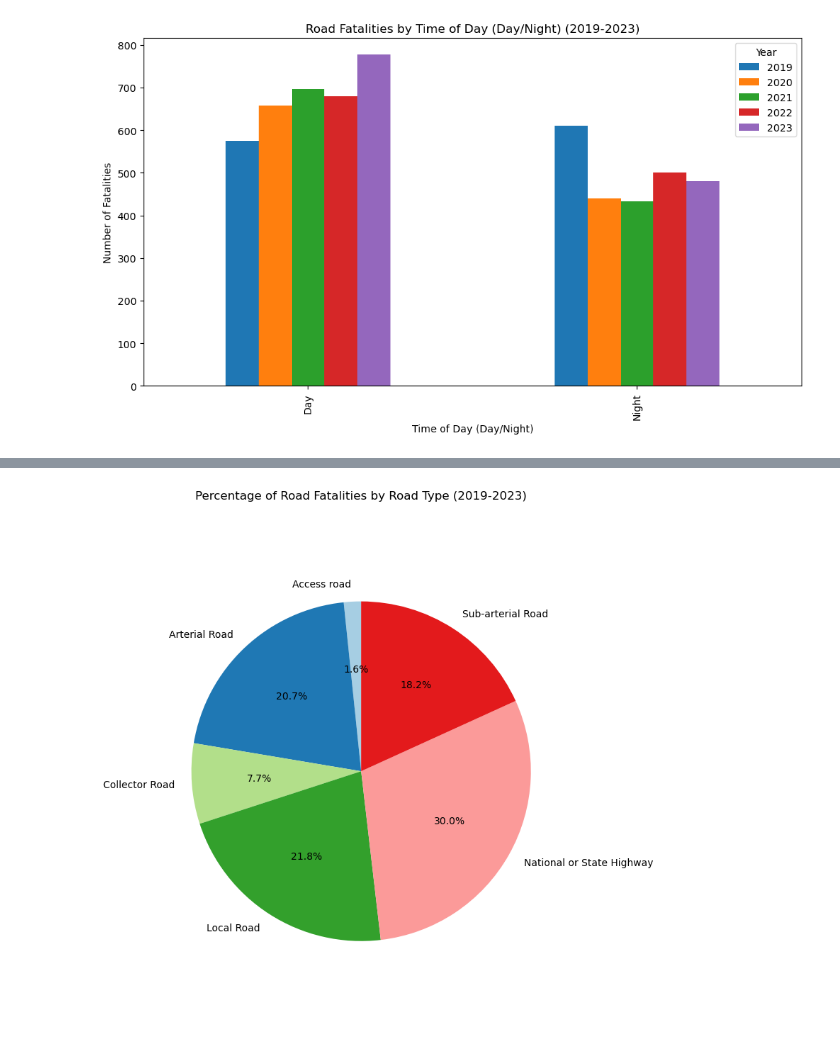
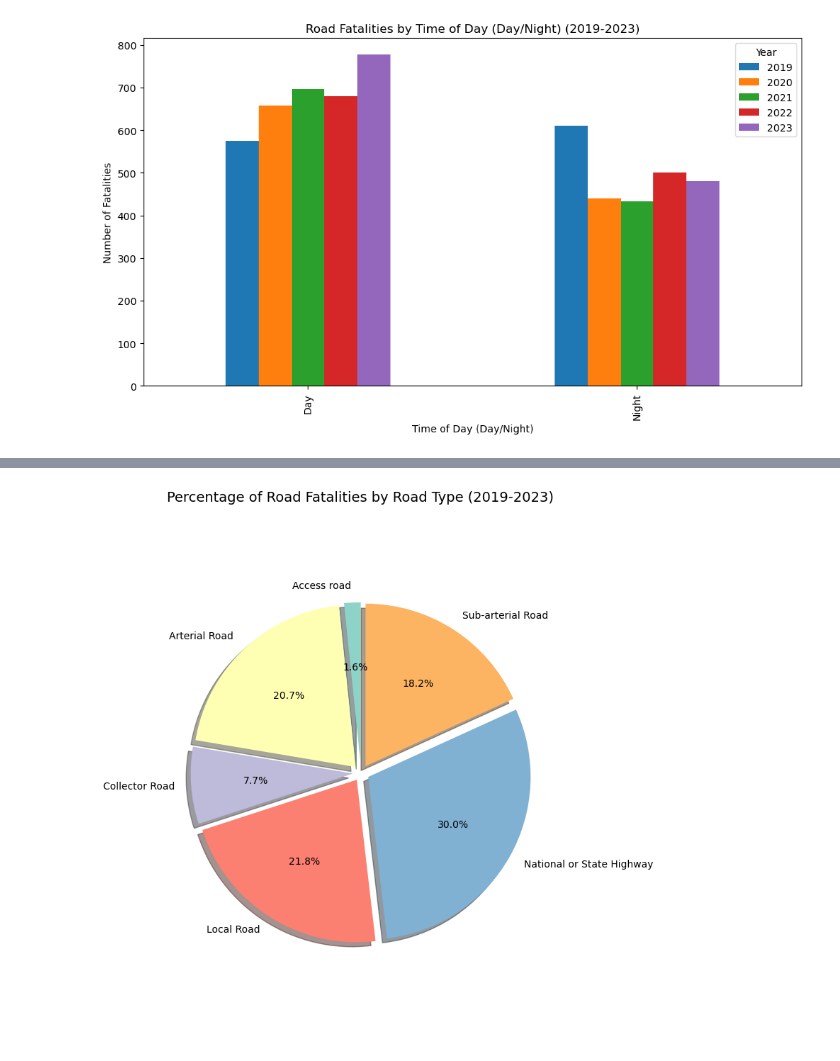
Before and after one commit to Yukitoshi12345/Australia-Road-Fatality, a Jupyter notebook: main.ipynb, the cells around one changed output, grey strips where cells are left out. Cells and saved outputs as stored; diff of their text form; code cells hidden in the pictures.

```diff
--- a/main.ipynb
+++ b/main.ipynb
@@ -342,22 +346,24 @@ plt.show()
 # %%
-# Rewriting the full code with all the specified road types removed: 'Unknown', 'Undetermined', 'Pedestrian Thoroughfare', 'Busway'
-
 # Grouping fatalities by 'National Road Type' for the filtered data (2019-2023)
 road_type_total = df_fatalities_clean_filtered.groupby('National Road Type').size()
 
 # Removing the specified road types
 road_types_to_remove = ['Unknown', 'Undetermined', 'Pedestrian Thoroughfare', 'Busway']
 road_type_total = road_type_total[~road_type_total.index.isin(road_types_to_remove)]
 
 # Recalculating percentages without the specified road types
 road_type_percentage = (road_type_total / road_type_total.sum()) * 100
 
-# Plotting the updated pie chart
+# Defining a color palette and explode values for all slices
+colors = plt.get_cmap('Set3')(range(len(road_type_percentage)))
+explode = [0.05] * len(road_type_percentage)  # Explode all slices slightly for balance
+
+# Plotting the improved pie chart
 plt.figure(figsize=(8, 8))
-plt.pie(road_type_percentage, labels=road_type_percentage.index, autopct='%1.1f%%', startangle=90, colors=plt.cm.Paired.colors)
-plt.title('Percentage of Road Fatalities by Road Type (2019-2023)')
+plt.pie(road_type_percentage, labels=road_type_percentage.index, autopct='%1.1f%%', startangle=90, colors=colors, explode=explode, shadow=True)
+plt.title('Percentage of Road Fatalities by Road Type (2019-2023)', fontsize=14)
 plt.axis('equal')  # Equal aspect ratio ensures that pie is drawn as a circle
 plt.tight_layout()
 plt.show()
 # %% [output]
-[figure, old version]
+[figure, new version]
```
Also changed, not shown: parts of 1 cell of this notebook, 6 other files.
